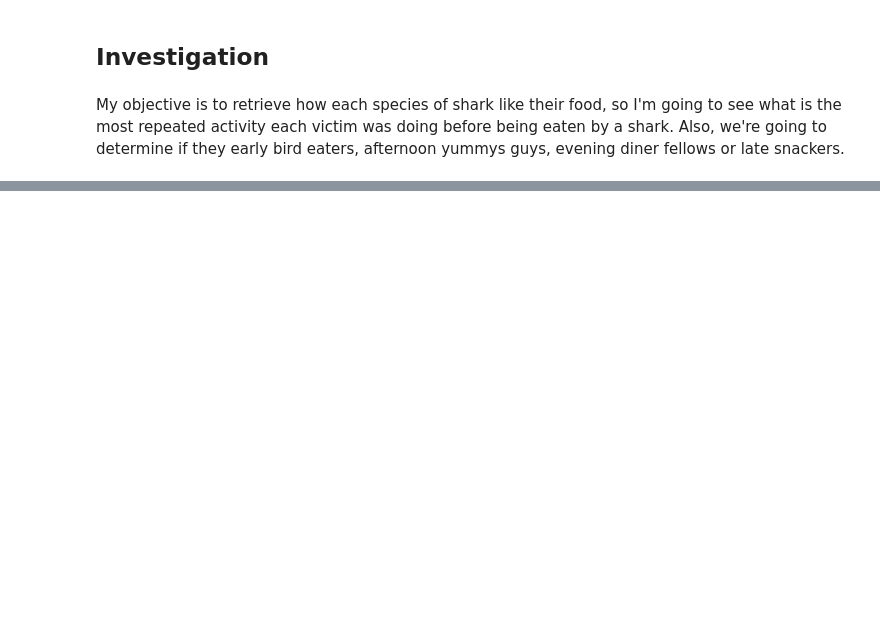
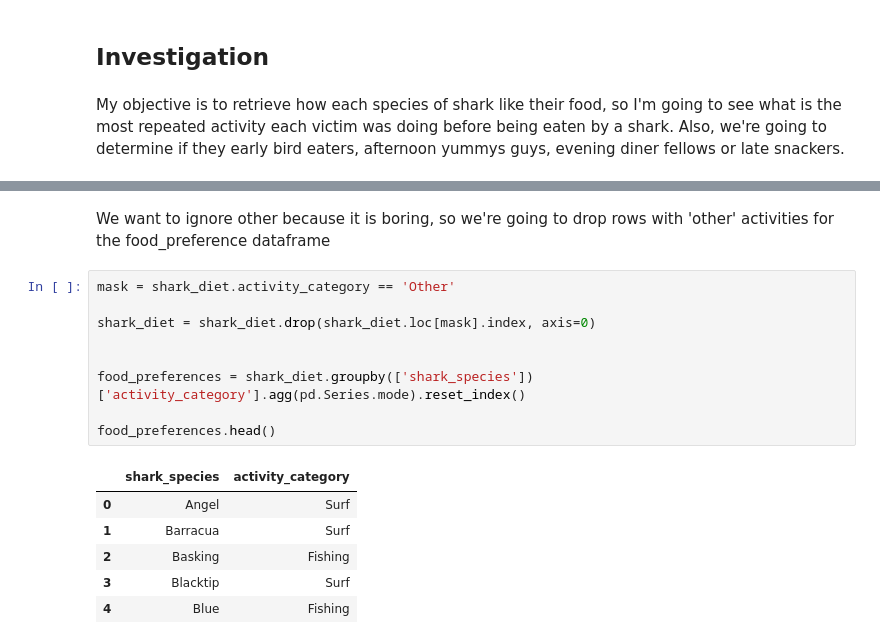
Before and after one commit to Kohkitos/data-cleaning-sharks, a Jupyter notebook: code/sharks.ipynb, the cells around one changed output, grey strips where cells are left out. Drawn from its saved outputs; the diff is of its cells as text; blank space fills up the shorter version.

```diff
--- a/code/sharks.ipynb
+++ b/code/sharks.ipynb
@@ -938,0 +995,18 @@ Name: activity_category, dtype: int64
+# %% [markdown]
+We want to ignore other because it is boring, so we're going to drop rows with 'other' activities for the food_preference dataframe
+# %%
+mask = shark_diet.activity_category == 'Other'
+
+shark_diet = shark_diet.drop(shark_diet.loc[mask].index, axis=0)
+
+
+food_preferences = shark_diet.groupby(['shark_species'])['activity_category'].agg(pd.Series.mode).reset_index()
+
+food_preferences.head()
+# %% [output]
+|  | shark_species | activity_category |
+| 0 | Angel | Surf |
+| 1 | Barracua | Surf |
+| 2 | Basking | Fishing |
+| 3 | Blacktip | Surf |
+| 4 | Blue | Fishing |
```
Also changed, not shown: parts of 12 cells of this notebook, 1 other file.
